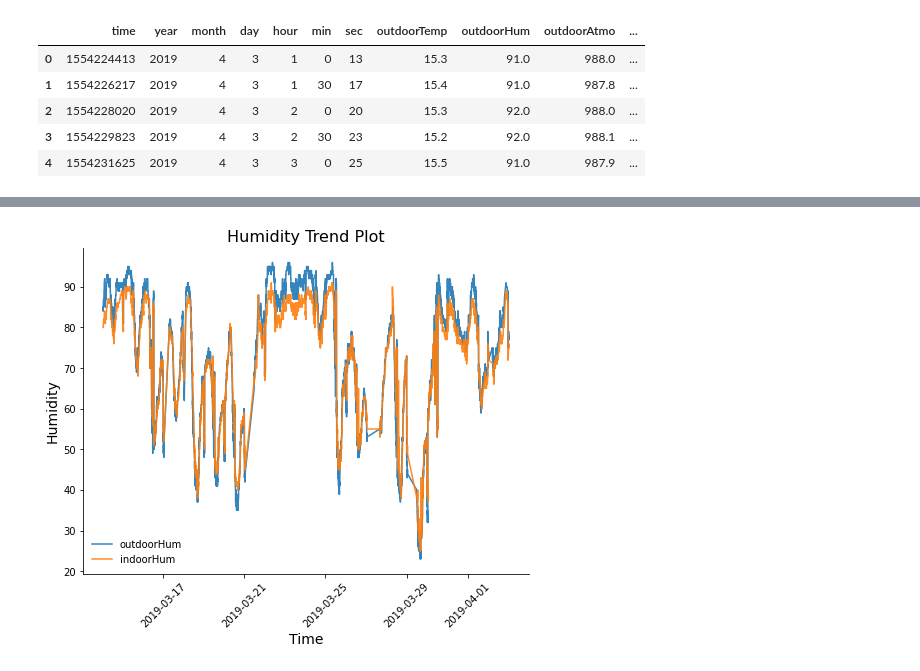
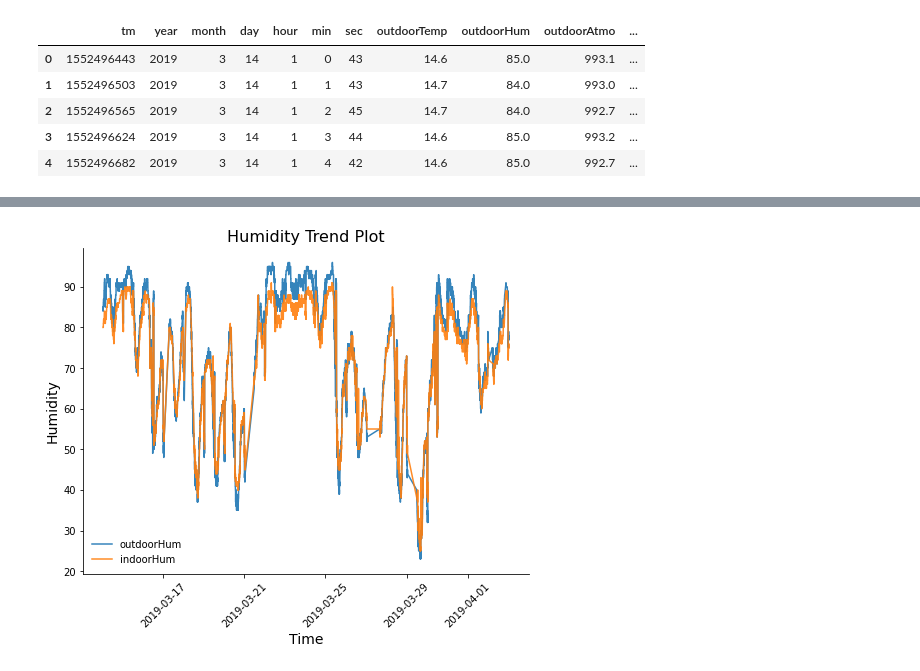
Before and after one commit to zhanvwei/temperature_predict, a Jupyter notebook: src/EDA.ipynb, the cells around one changed output, grey strips where cells are left out. Cells and saved outputs as stored; diff of their text form; code cells hidden in the pictures.

```diff
--- a/src/EDA.ipynb
+++ b/src/EDA.ipynb
@@ -19,8 +36,8 @@ pd.set_option("display.max_columns", 200)
 # %%
 train_df =  pd.read_csv("../input/train/train.csv")
 test_df = pd.read_csv("../input/test/test.csv")
-train_df.columns = ['time','year','month','day','hour','min','sec','outdoorTemp','outdoorHum','outdoorAtmo','indoorHum','indoorAtmo', 'temperature']
-test_df.columns = ['time','year','month','day','hour','min','sec','outdoorTemp','outdoorHum','outdoorAtmo','indoorHum',      'indoorAtmo']
+train_df.columns = ['tm','year','month','day','hour','min','sec','outdoorTemp','outdoorHum','outdoorAtmo','indoorHum','indoorAtmo', 'indoorTemp']
+test_df.columns = ['tm','year','month','day','hour','min','sec','outdoorTemp','outdoorHum','outdoorAtmo','indoorHum', 'indoorAtmo']
 # %%
 train_df.head()  # (25497, 14)
 # %% [output]
@@ -44,11 +135,13 @@ for c in ['year', 'month', 'day', 'hour', 'min', 'sec']:
     train_df[c] = train_df[c].map(int)
     test_df[c] = test_df[c].map(int)
 # %%
-train_df['tm'] = train_df.apply(lambda df: str(df['year']) + '-' + str(df['month']) + '-' + str(df['day'])\
-                                + ' ' + str(df['hour']) + ':' +str(df['min']) + ':' +str(df['sec']), axis = 1)
-train_df['tm'] = train_df['tm'].apply(lambda x: datetime.strptime(x, "%Y-%m-%d %H:%M:%S"))
+# train_df['tm'] = train_df.apply(lambda df: str(df['year']) + '-' + str(df['month']) + '-' + str(df['day'])\
+#                                 + ' ' + str(df['hour']) + ':' +str(df['min']) + ':' +str(df['sec']), axis = 1)
+# train_df['tm'] = train_df['tm'].apply(lambda x: datetime.strptime(x, "%Y-%m-%d %H:%M:%S"))
 
 
-test_df['tm'] = test_df.apply(lambda df: str(df['year']) + '-' + str(df['month']) + '-' + str(df['day'])\
-                                + ' ' + str(df['hour']) + ':' +str(df['min']) + ':' +str(df['sec']), axis = 1)
-test_df['tm'] = test_df['tm'].apply(lambda x: datetime.strptime(x, "%Y-%m-%d %H:%M:%S"))
+# test_df['tm'] = test_df.apply(lambda df: str(df['year']) + '-' + str(df['month']) + '-' + str(df['day'])\
+#                                 + ' ' + str(df['hour']) + ':' +str(df['min']) + ':' +str(df['sec']), axis = 1)
+# test_df['tm'] = test_df['tm'].apply(lambda x: datetime.strptime(x, "%Y-%m-%d %H:%M:%S"))
+train_df['dt'] = train_df['tm'].apply(lambda x: datetime.fromtimestamp(x))
+test_df['dt'] = test_df['tm'].apply(lambda x: datetime.fromtimestamp(x))
@@ -55,10 +168,10 @@ test_df['tm'] = test_df['tm'].apply(lambda x: datetime.strptime(x, "%Y-%m-%d %H:
 # %%
 train_df.sort_values(by = 'tm', ascending = True).head()
-test_df.sort_values(by = 'tm', ascending = True).head()
+#test_df.sort_values(by = 'tm', ascending = True).head()
 # %% [output]
-|  | time | year | month | day | hour | min | sec | outdoorTemp | outdoorHum | outdoorAtmo | ... |
-| 0 | 1554224413 | 2019 | 4 | 3 | 1 | 0 | 13 | 15.3 | 91.0 | 988.0 | ... |
-| 1 | 1554226217 | 2019 | 4 | 3 | 1 | 30 | 17 | 15.4 | 91.0 | 987.8 | ... |
-| 2 | 1554228020 | 2019 | 4 | 3 | 2 | 0 | 20 | 15.3 | 92.0 | 988.0 | ... |
-| 3 | 1554229823 | 2019 | 4 | 3 | 2 | 30 | 23 | 15.2 | 92.0 | 988.1 | ... |
-| 4 | 1554231625 | 2019 | 4 | 3 | 3 | 0 | 25 | 15.5 | 91.0 | 987.9 | ... |
+|  | tm | year | month | day | hour | min | sec | outdoorTemp | outdoorHum | outdoorAtmo | ... |
+| 0 | 1552496443 | 2019 | 3 | 14 | 1 | 0 | 43 | 14.6 | 85.0 | 993.1 | ... |
+| 1 | 1552496503 | 2019 | 3 | 14 | 1 | 1 | 43 | 14.7 | 84.0 | 993.0 | ... |
+| 2 | 1552496565 | 2019 | 3 | 14 | 1 | 2 | 45 | 14.7 | 84.0 | 992.7 | ... |
+| 3 | 1552496624 | 2019 | 3 | 14 | 1 | 3 | 44 | 14.6 | 85.0 | 993.2 | ... |
+| 4 | 1552496682 | 2019 | 3 | 14 | 1 | 4 | 42 | 14.6 | 85.0 | 992.7 | ... |
```
Also changed, not shown: parts of 23 cells of this notebook, 4 other files.
